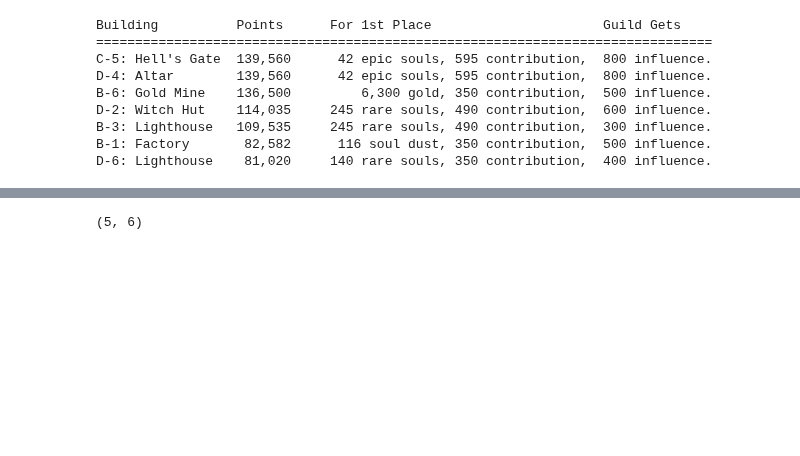
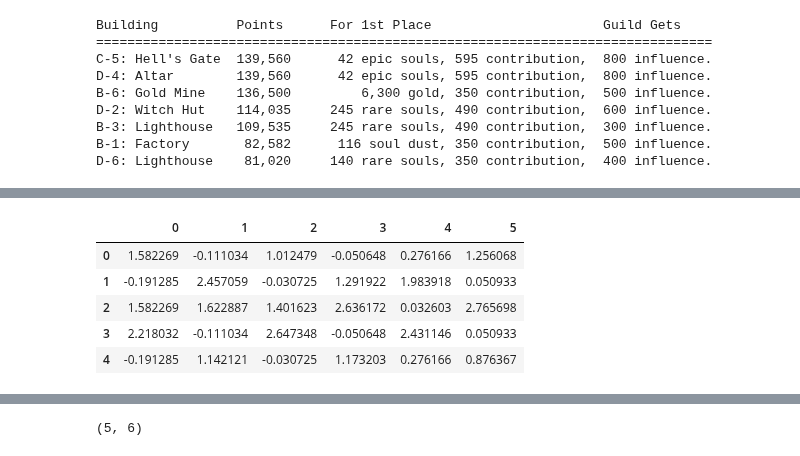
Before and after one commit to HausReport/MightyLogic, a Jupyter notebook: Notebooks/Turf_War_Demo.ipynb, the cells around one changed output, grey strips where cells are left out. Drawn from its saved outputs; the diff is of its cells as text; code cells hidden in the pictures; blank space fills up the shorter version.

```diff
--- a/Notebooks/Turf_War_Demo.ipynb
+++ b/Notebooks/Turf_War_Demo.ipynb
@@ -229,0 +240,13 @@ def scale(target):
+# %%
+#
+# High values are desirable staging locations, low are less desirable
+#
+scaled_staging = scale(staging)
+pd.DataFrame(scaled_staging)
+# %% [output]
+|  | 0 | 1 | 2 | 3 | 4 | 5 |
+| 0 | 1.582269 | -0.111034 | 1.012479 | -0.050648 | 0.276166 | 1.256068 |
+| 1 | -0.191285 | 2.457059 | -0.030725 | 1.291922 | 1.983918 | 0.050933 |
+| 2 | 1.582269 | 1.622887 | 1.401623 | 2.636172 | 0.032603 | 2.765698 |
+| 3 | 2.218032 | -0.111034 | 2.647348 | -0.050648 | 2.431146 | 0.050933 |
+| 4 | -0.191285 | 1.142121 | -0.030725 | 1.173203 | 0.276166 | 0.876367 |
```
Also changed, not shown: parts of 17 cells of this notebook.
